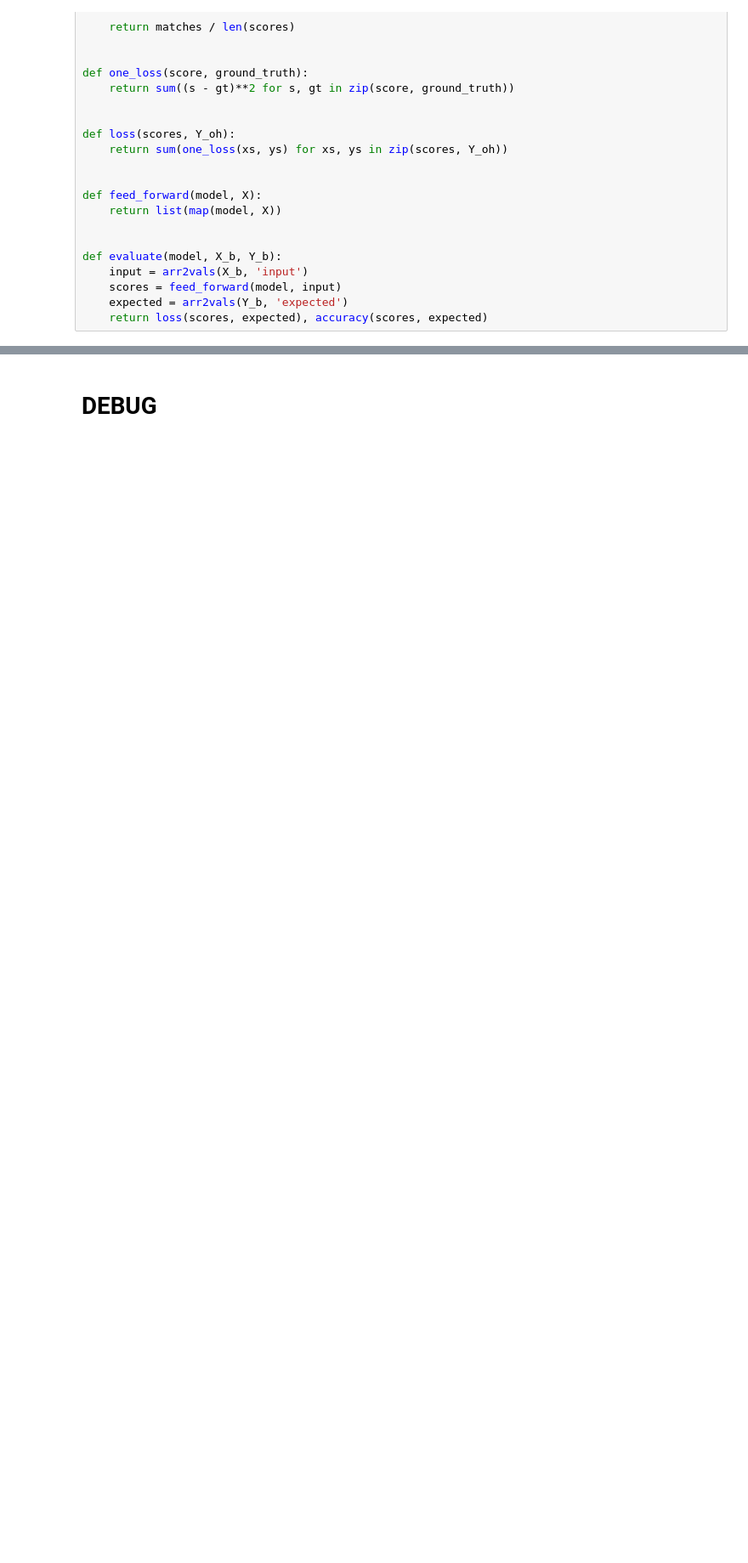
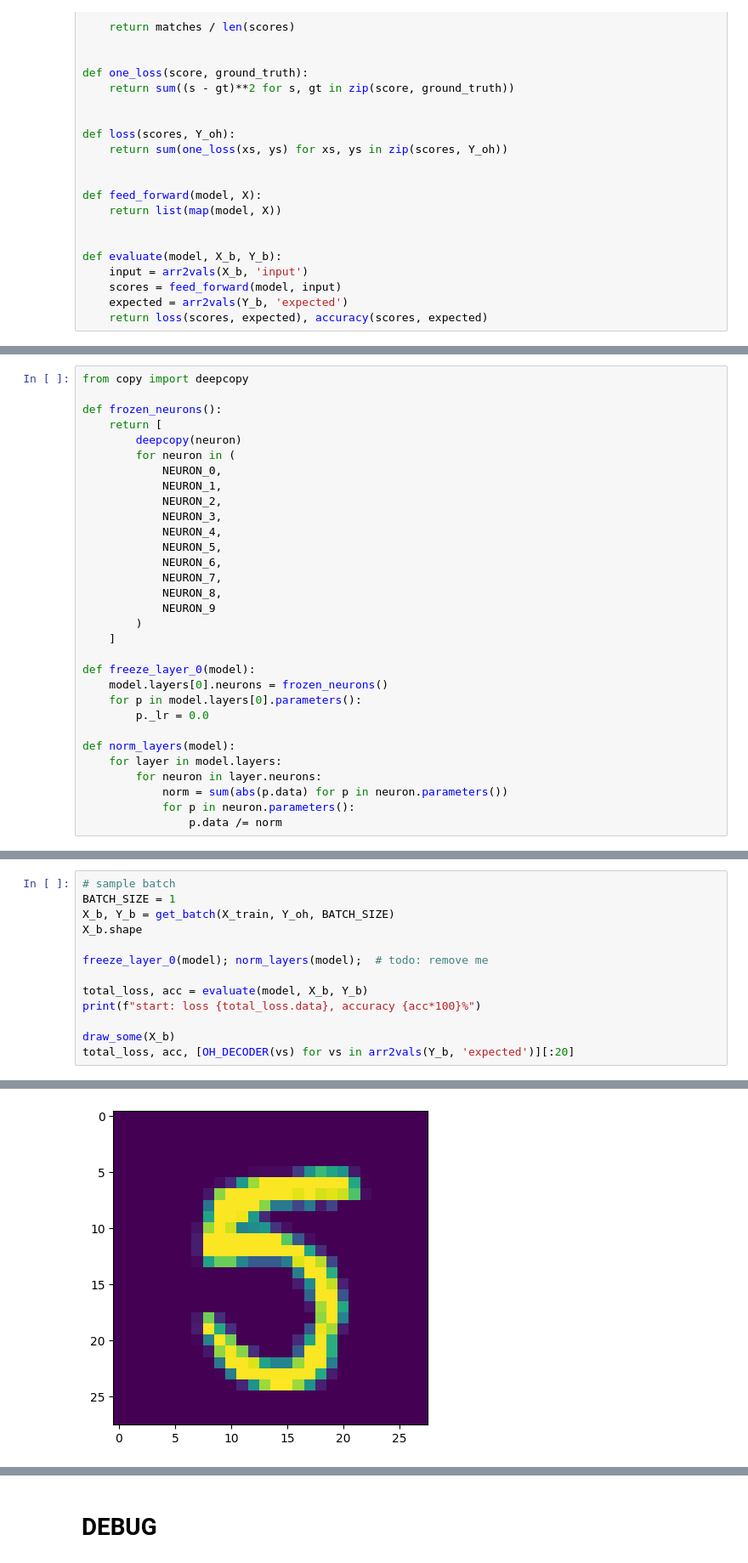
Before and after one commit to AndreyE/micrograd, a Jupyter notebook: mnist.ipynb, the cells around one changed output, grey strips where cells are left out. Shown at 85% size. Cells and saved outputs as stored; diff of their text form; blank space fills up the shorter version.

```diff
--- a/mnist.ipynb
+++ b/mnist.ipynb
@@ -196,0 +154,31 @@ else:
+# %%
+from copy import deepcopy
+
+def frozen_neurons():
+    return [
+        deepcopy(neuron)
+        for neuron in (
+            NEURON_0,
+            NEURON_1,
+            NEURON_2,
+            NEURON_3,
+            NEURON_4,
+            NEURON_5,
+            NEURON_6,
+            NEURON_7,
+            NEURON_8,
+            NEURON_9
+        )
+    ]
+
+def freeze_layer_0(model):
+    model.layers[0].neurons = frozen_neurons()
+    for p in model.layers[0].parameters():
+        p._lr = 0.0
+
+def norm_layers(model):
+    for layer in model.layers:
+        for neuron in layer.neurons:
+            norm = sum(abs(p.data) for p in neuron.parameters())
+            for p in neuron.parameters():
+                p.data /= norm
@@ -196,0 +201,14 @@ else:
+# %%
+# sample batch
+BATCH_SIZE = 1
+X_b, Y_b = get_batch(X_train, Y_oh, BATCH_SIZE)
+X_b.shape
+
+freeze_layer_0(model); norm_layers(model);  # todo: remove me
+
+total_loss, acc = evaluate(model, X_b, Y_b)
+print(f"start: loss {total_loss.data}, accuracy {acc*100}%")
+
+draw_some(X_b)
+total_loss, acc, [OH_DECODER(vs) for vs in arr2vals(Y_b, 'expected')][:20]
+# %% [output]
@@ -197 +217,2 @@ else:
+[figure, added]
 # %%
```
Also changed, not shown: parts of 14 cells of this notebook, 2 other files.
